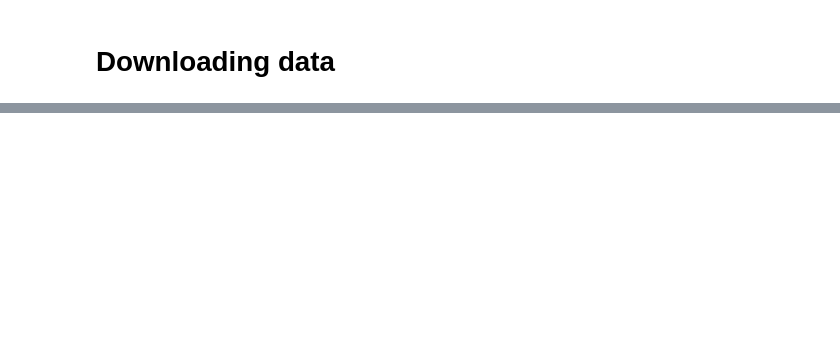
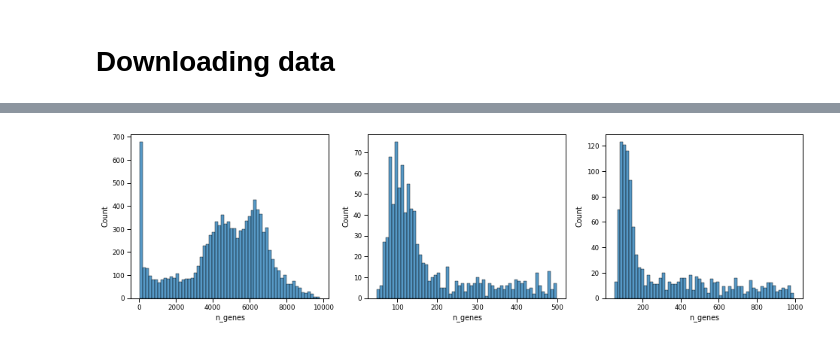
Before and after one commit to afvallejo/snPATHOSeq, a Jupyter notebook: FRP_validation_using_LnCaP.ipynb, the cells around one changed output, grey strips where cells are left out. Saved outputs shown, nothing was run; the diff lists cells and outputs as text; code cells hidden in the pictures; blank space fills up the shorter version.

```diff
--- a/FRP_validation_using_LnCaP.ipynb
+++ b/FRP_validation_using_LnCaP.ipynb
@@ -125,0 +111,12 @@ wget -v -O myfile.tgz -L https://ibm.box.com/shared/static/xxxxx.tgz
+# %%
+sb.set_context('paper')
+pl.rcParams['lines.linewidth'] = 0.1
+import matplotlib.pyplot as plt
+
+fig, (ax1, ax2, ax3) = plt.subplots(1, 3, figsize=(16,4), gridspec_kw={'wspace':0.2})
+
+ax1_dict = sb.histplot(adata.obs['n_genes'], kde=False, bins=60, ax=ax1,)
+ax2_dict =  sb.histplot(adata.obs['n_genes'][adata.obs['n_genes']<500], kde=False, bins=60, ax=ax2,)
+ax3_dict =  sb.histplot(adata.obs['n_genes'][adata.obs['n_genes']<1000], kde=False, bins=60, ax=ax3,)
+# %% [output]
+[figure, added]
```
Also changed, not shown: parts of 31 cells of this notebook.
